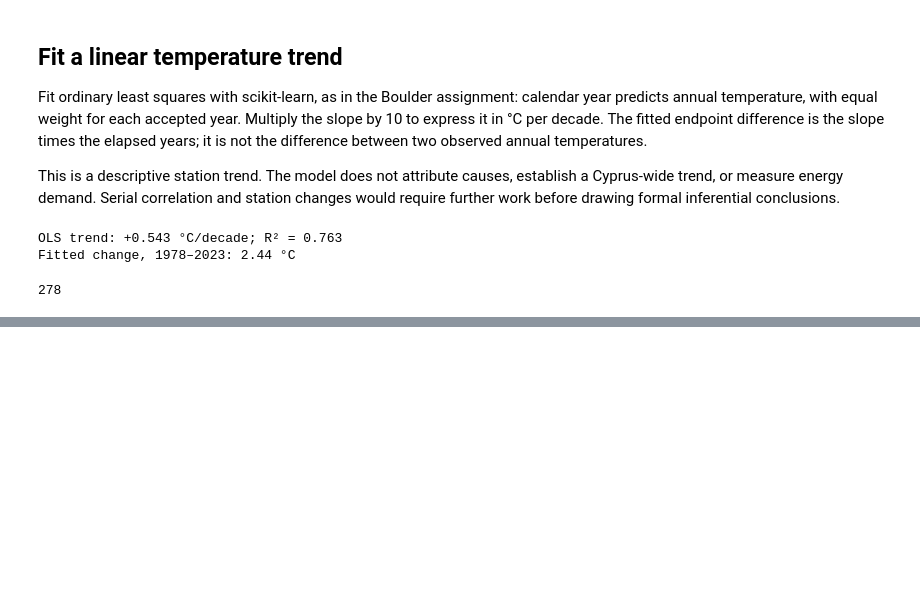
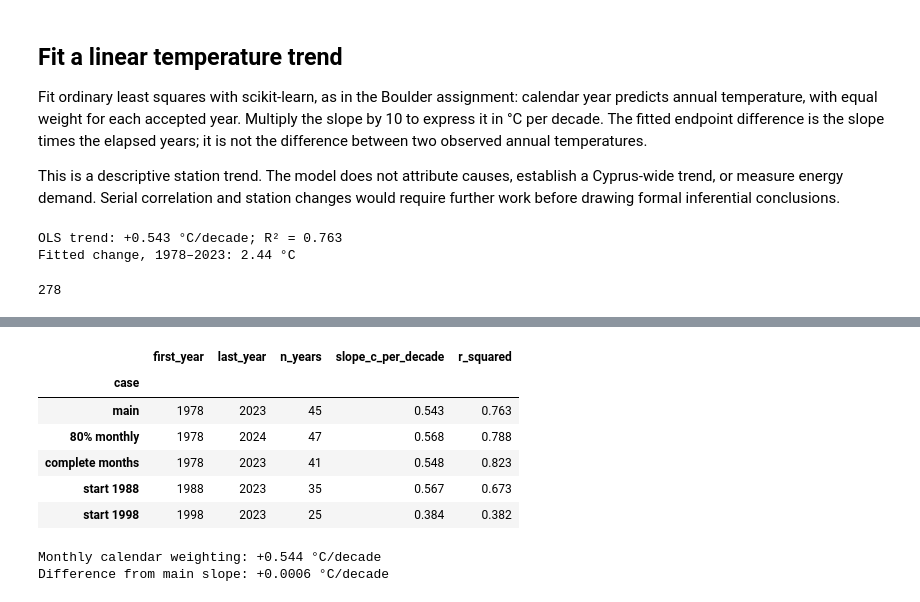
Before and after one commit to rileythejones/01-climate-fall-template, a Jupyter notebook: 06-cyprus-temperature.ipynb, the cells around one changed output, grey strips where cells are left out. Drawn from its saved outputs; the diff is of its cells as text; code cells hidden in the pictures; blank space fills up the shorter version.

Commit message:
check trend sensitivity

```diff
--- a/06-cyprus-temperature.ipynb
+++ b/06-cyprus-temperature.ipynb
@@ -242,0 +249,33 @@ interactive_trend
+# %%
+scenarios = [("main", 1978, 0.90), ("80% monthly", 1978, 0.80),
+             ("complete months", 1978, 1.00), ("start 1988", 1988, 0.90),
+             ("start 1998", 1998, 0.90)]
+checks = []
+for label, start_year, threshold in scenarios:
+    sample = annual.loc[(annual.index >= start_year) &
+                        (annual.min_month_coverage >= threshold)]
+    _, slope, score = fit_trend(sample)
+    checks.append({"case": label, "first_year": sample.index.min(),
+                   "last_year": sample.index.max(), "n_years": len(sample),
+                   "slope_c_per_decade": slope, "r_squared": score})
+sensitivity = pd.DataFrame(checks).set_index("case")
+display(sensitivity.round(3))
+sensitivity.to_csv(output_dir / "trend-sensitivity.csv", float_format="%.8f")
+
+balanced = (monthly.temp_c * monthly.expected_days).resample("YS").sum() / monthly.expected_days.resample("YS").sum()
+balanced.index = balanced.index.year
+balanced_sample = accepted.copy()
+balanced_sample["temp_c"] = balanced.reindex(accepted.index)
+_, balanced_slope, _ = fit_trend(balanced_sample)
+print(f"Monthly calendar weighting: {balanced_slope:+.3f} °C/decade")
+print(f"Difference from main slope: {balanced_slope - slope_decade:+.4f} °C/decade")
+# %% [output]
+|  | first_year | last_year | n_years | slope_c_per_decade | r_squared |
+| case |  |  |  |  |  |
+| main | 1978 | 2023 | 45 | 0.543 | 0.763 |
+| 80% monthly | 1978 | 2024 | 47 | 0.568 | 0.788 |
+| complete months | 1978 | 2023 | 41 | 0.548 | 0.823 |
+| start 1988 | 1988 | 2023 | 35 | 0.567 | 0.673 |
+| start 1998 | 1998 | 2023 | 25 | 0.384 | 0.382 |
+Monthly calendar weighting: +0.544 °C/decade
+Difference from main slope: +0.0006 °C/decade
```
Also changed, not shown: parts of 3 cells of this notebook, 4 other files.
